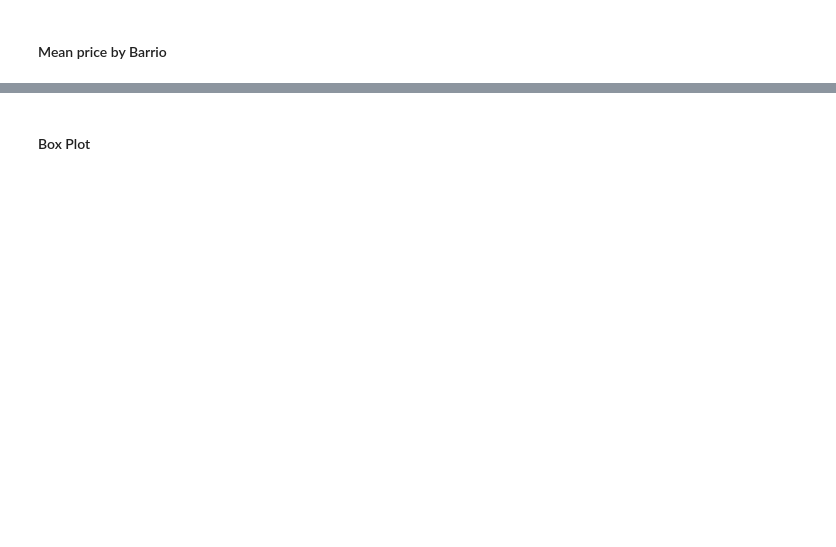
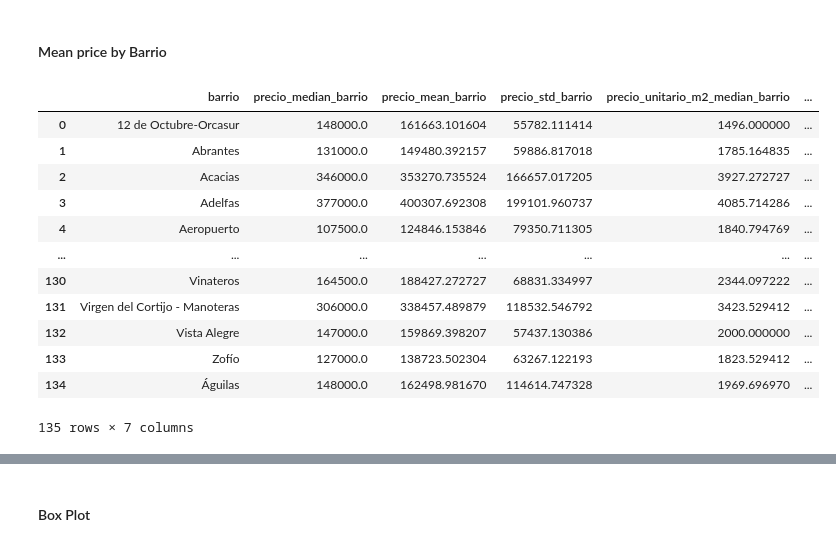
Before and after one commit to anamartiiins/MDS6-IDEALISTA, a Jupyter notebook: exploratory_data_analysis.ipynb, the cells around one changed output, grey strips where cells are left out. Saved outputs shown, nothing was run; the diff lists cells and outputs as text; code cells hidden in the pictures; blank space fills up the shorter version.

```diff
--- a/exploratory_data_analysis.ipynb
+++ b/exploratory_data_analysis.ipynb
@@ -312,4 +434,20 @@ plt.show()
 # %% [markdown]
 #### Mean price by Barrio
+# %%
+df_metrics_barrios
+# %% [output]
+|  | barrio | precio_median_barrio | precio_mean_barrio | precio_std_barrio | precio_unitario_m2_median_barrio | ... |
+| 0 | 12 de Octubre-Orcasur | 148000.0 | 161663.101604 | 55782.111414 | 1496.000000 | ... |
+| 1 | Abrantes | 131000.0 | 149480.392157 | 59886.817018 | 1785.164835 | ... |
+| 2 | Acacias | 346000.0 | 353270.735524 | 166657.017205 | 3927.272727 | ... |
+| 3 | Adelfas | 377000.0 | 400307.692308 | 199101.960737 | 4085.714286 | ... |
+| 4 | Aeropuerto | 107500.0 | 124846.153846 | 79350.711305 | 1840.794769 | ... |
+| ... | ... | ... | ... | ... | ... | ... |
+| 130 | Vinateros | 164500.0 | 188427.272727 | 68831.334997 | 2344.097222 | ... |
+| 131 | Virgen del Cortijo - Manoteras | 306000.0 | 338457.489879 | 118532.546792 | 3423.529412 | ... |
+| 132 | Vista Alegre | 147000.0 | 159869.398207 | 57437.130386 | 2000.000000 | ... |
+| 133 | Zofío | 127000.0 | 138723.502304 | 63267.122193 | 1823.529412 | ... |
+| 134 | Águilas | 148000.0 | 162498.981670 | 114614.747328 | 1969.696970 | ... |
+135 rows × 7 columns
 # %%
 # Sort DataFrame by highest mean price
```
Also changed, not shown: parts of 32 cells of this notebook, 2 other files.
